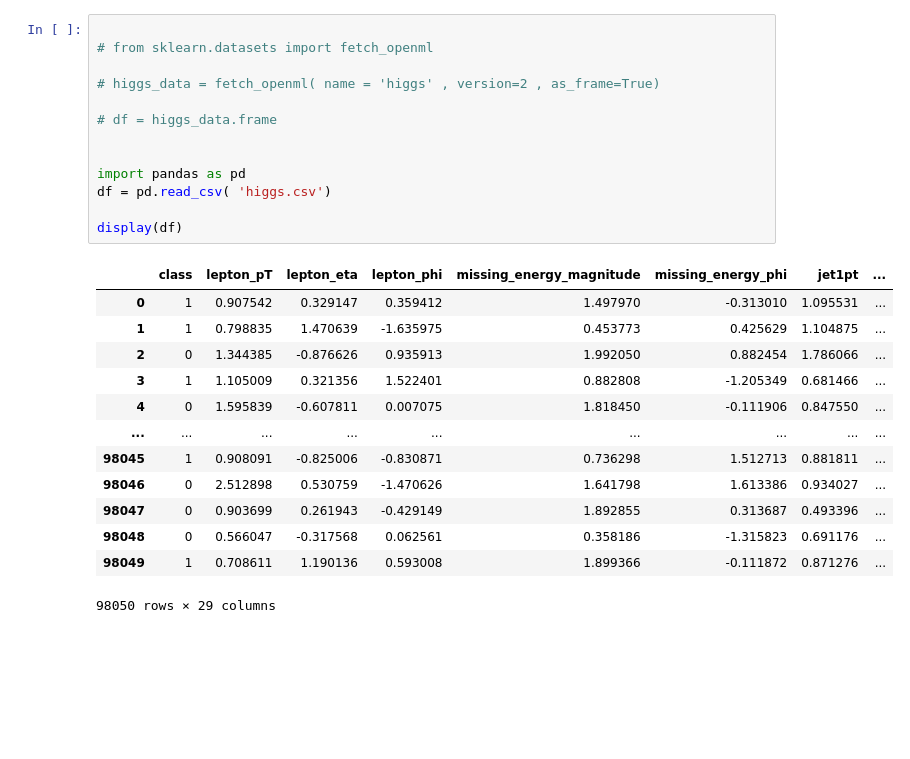
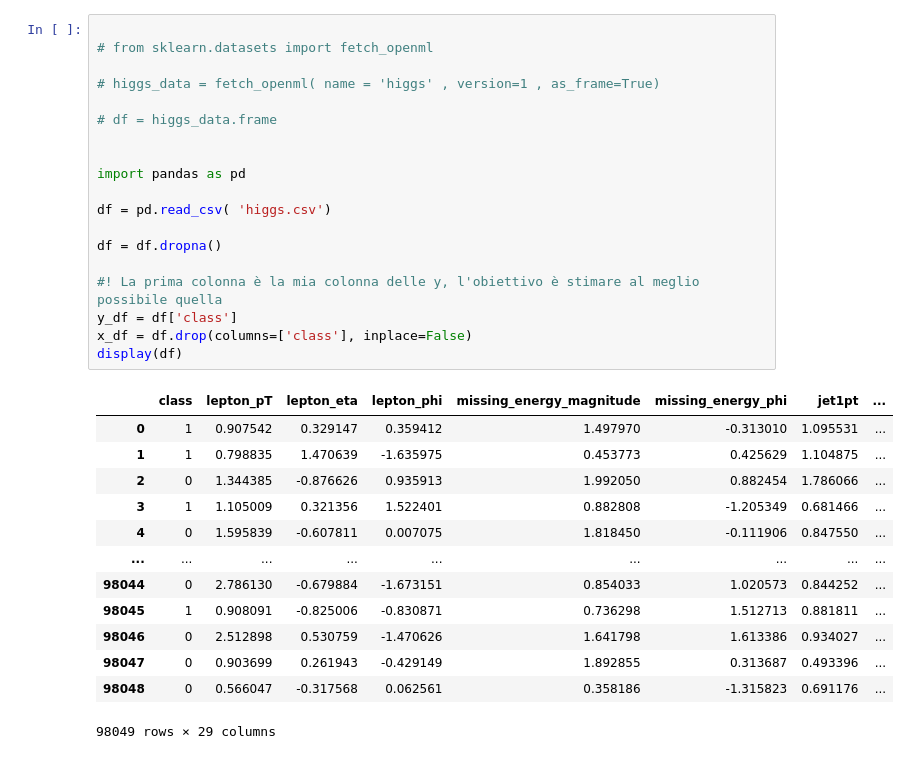
Before and after one commit to ABoldetti/statistics_and_ML, a Jupyter notebook: W5/ex_higgs.ipynb, the cells around one changed output. Saved outputs shown, nothing was run; the diff lists cells and outputs as text; blank space fills up the shorter version.

```diff
--- a/W5/ex_higgs.ipynb
+++ b/W5/ex_higgs.ipynb
@@ -1,30 +1,36 @@
 # %%
 
 # from sklearn.datasets import fetch_openml
 
-# higgs_data = fetch_openml( name = 'higgs' , version=2 , as_frame=True)
+# higgs_data = fetch_openml( name = 'higgs' , version=1 , as_frame=True)
 
 # df = higgs_data.frame
 
 
 import pandas as pd
+
 df = pd.read_csv( 'higgs.csv')
 
+df = df.dropna()
+
+#! La prima colonna è la mia colonna delle y, l'obiettivo è stimare al meglio possibile quella
+y_df = df['class']
+x_df = df.drop(columns=['class'], inplace=False)
 display(df)
 # %% [output]
 |  | class | lepton_pT | lepton_eta | lepton_phi | missing_energy_magnitude | missing_energy_phi | jet1pt | ... |
 | 0 | 1 | 0.907542 | 0.329147 | 0.359412 | 1.497970 | -0.313010 | 1.095531 | ... |
 | 1 | 1 | 0.798835 | 1.470639 | -1.635975 | 0.453773 | 0.425629 | 1.104875 | ... |
 | 2 | 0 | 1.344385 | -0.876626 | 0.935913 | 1.992050 | 0.882454 | 1.786066 | ... |
 | 3 | 1 | 1.105009 | 0.321356 | 1.522401 | 0.882808 | -1.205349 | 0.681466 | ... |
 | 4 | 0 | 1.595839 | -0.607811 | 0.007075 | 1.818450 | -0.111906 | 0.847550 | ... |
 | ... | ... | ... | ... | ... | ... | ... | ... | ... |
+| 98044 | 0 | 2.786130 | -0.679884 | -1.673151 | 0.854033 | 1.020573 | 0.844252 | ... |
 | 98045 | 1 | 0.908091 | -0.825006 | -0.830871 | 0.736298 | 1.512713 | 0.881811 | ... |
 | 98046 | 0 | 2.512898 | 0.530759 | -1.470626 | 1.641798 | 1.613386 | 0.934027 | ... |
 | 98047 | 0 | 0.903699 | 0.261943 | -0.429149 | 1.892855 | 0.313687 | 0.493396 | ... |
 | 98048 | 0 | 0.566047 | -0.317568 | 0.062561 | 0.358186 | -1.315823 | 0.691176 | ... |
-| 98049 | 1 | 0.708611 | 1.190136 | 0.593008 | 1.899366 | -0.111872 | 0.871276 | ... |
-98050 rows × 29 columns
+98049 rows × 29 columns
 # %%
 import matplotlib.pyplot as plt
 
```
Also changed, not shown: parts of 13 cells of this notebook.
